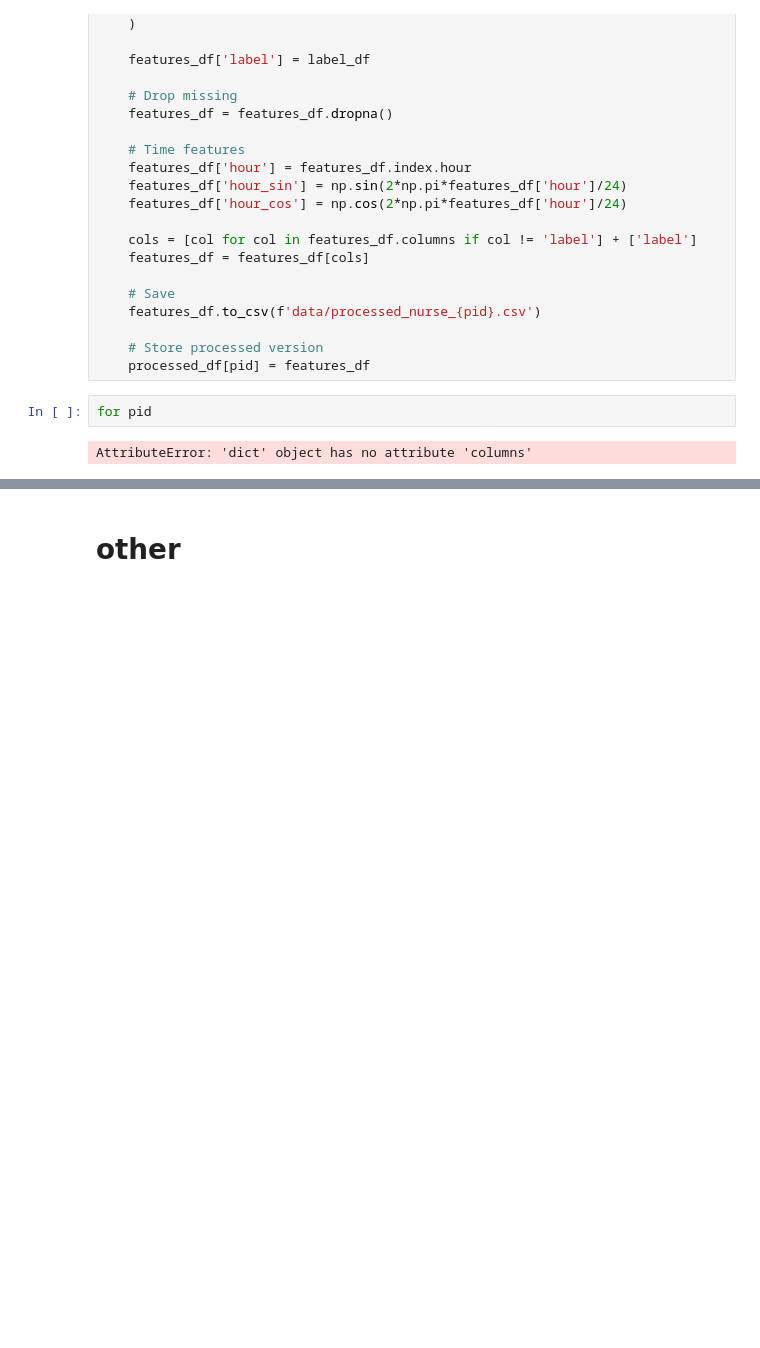
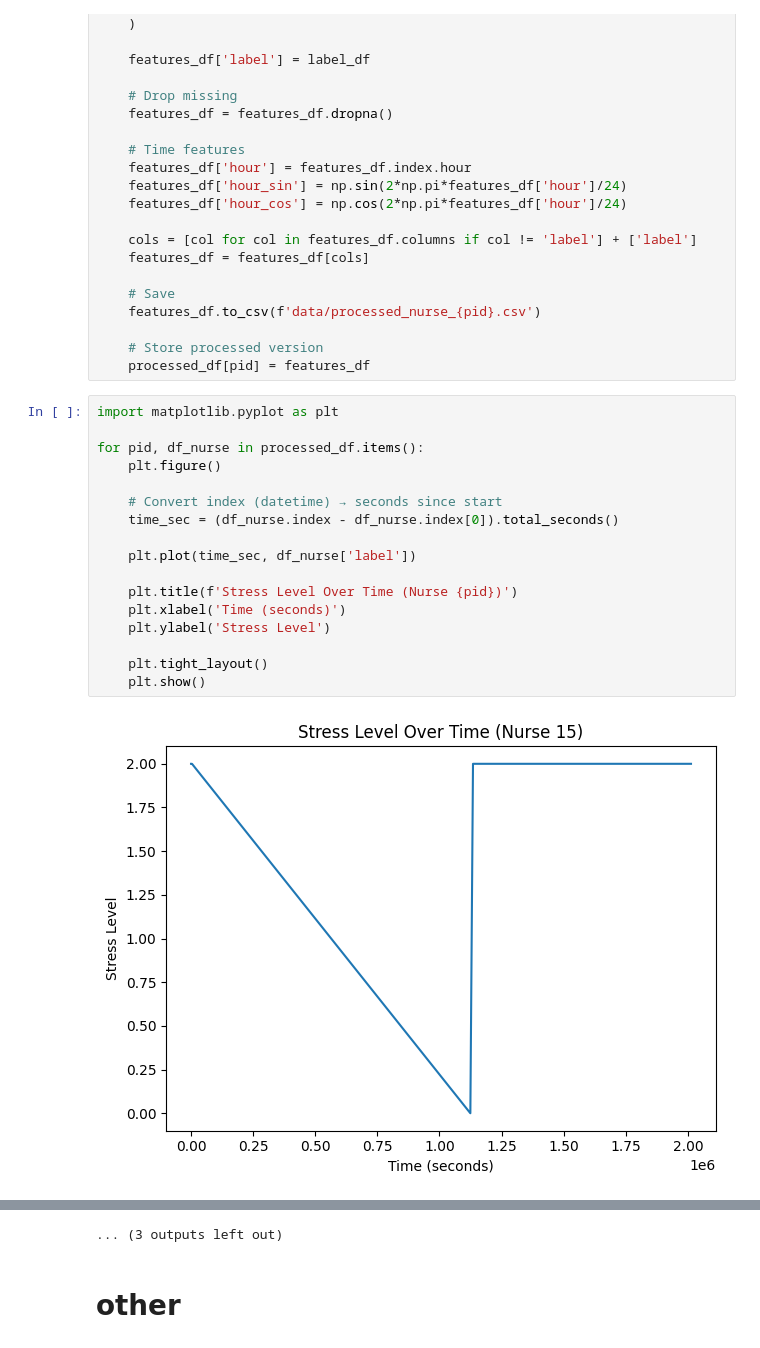
Before and after one commit to adishri8/MLMAMidtermProject, a Jupyter notebook: preprocessing_eda.ipynb, the cells around one changed output, grey strips where cells are left out. Saved outputs shown, nothing was run; the diff lists cells and outputs as text; blank space fills up the shorter version.

```diff
--- a/preprocessing_eda.ipynb
+++ b/preprocessing_eda.ipynb
@@ -154,7 +154,22 @@ for pid, df_nurse in df.groupby('id'):
 
     # Store processed version
     processed_df[pid] = features_df
-# %%
-for pid
-# %% [output]
-AttributeError: 'dict' object has no attribute 'columns'
+# %%
+import matplotlib.pyplot as plt
+
+for pid, df_nurse in processed_df.items():
+    plt.figure()
+
+    # Convert index (datetime) → seconds since start
+    time_sec = (df_nurse.index - df_nurse.index[0]).total_seconds()
+
+    plt.plot(time_sec, df_nurse['label'])
+
+    plt.title(f'Stress Level Over Time (Nurse {pid})')
+    plt.xlabel('Time (seconds)')
+    plt.ylabel('Stress Level')
+
+    plt.tight_layout()
+    plt.show()
+# %% [output]
+[figure, added]
@@ -161,3 +187,4 @@ AttributeError: 'dict' object has no attribute 'columns'
+... (3 outputs left out)
 # %% [markdown]
 # other
 # %%
```
Also changed, not shown: parts of 1 cell of this notebook.
